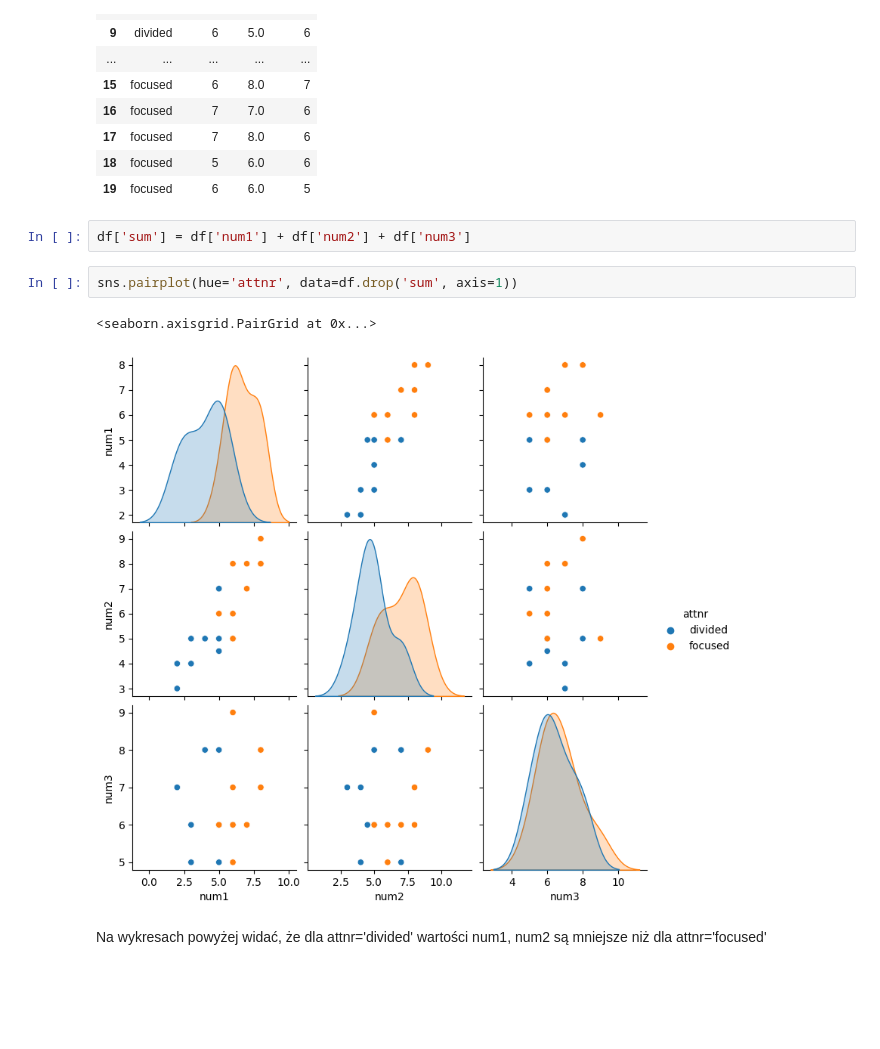
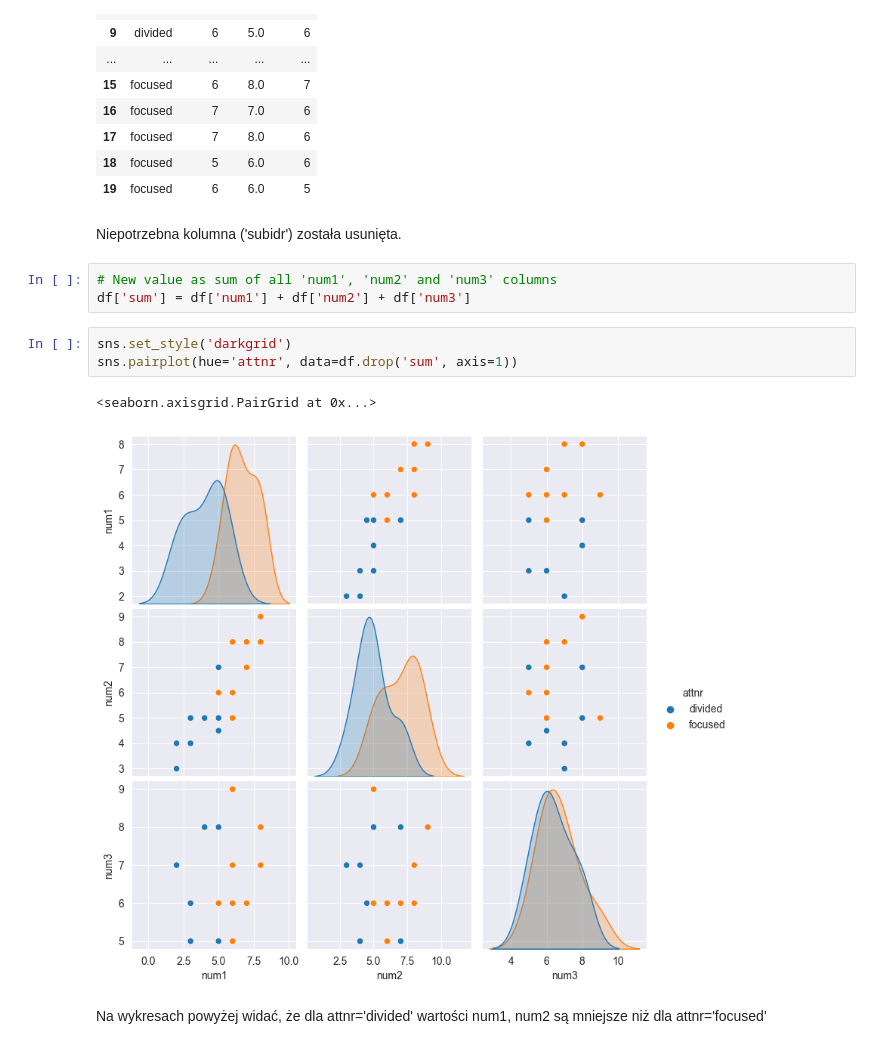
Before and after one commit to Urgith/data_science, a Jupyter notebook: seaborn_datasets/done/01_anagrams.ipynb, the cells around one changed output. Saved outputs shown, nothing was run; the diff lists cells and outputs as text; blank space fills up the shorter version.

```diff
--- a/seaborn_datasets/done/01_anagrams.ipynb
+++ b/seaborn_datasets/done/01_anagrams.ipynb
@@ -58,13 +60,17 @@ df
 | 17 | focused | 7 | 8.0 | 6 |
 | 18 | focused | 5 | 6.0 | 6 |
 | 19 | focused | 6 | 6.0 | 5 |
+# %% [markdown]
+Niepotrzebna kolumna ('subidr') została usunięta.
 # %%
+# New value as sum of all 'num1', 'num2' and 'num3' columns
 df['sum'] = df['num1'] + df['num2'] + df['num3']
 # %%
+sns.set_style('darkgrid')
 sns.pairplot(hue='attnr', data=df.drop('sum', axis=1))
 # %% [output]
 <seaborn.axisgrid.PairGrid at 0x...>
-[figure, old version]
+[figure, new version]
 # %% [markdown]
 Na wykresach powyżej widać, że dla attnr='divided' wartości num1, num2 są mniejsze niż dla attnr='focused'
 # %%
```
Also changed, not shown: parts of 6 cells of this notebook.
